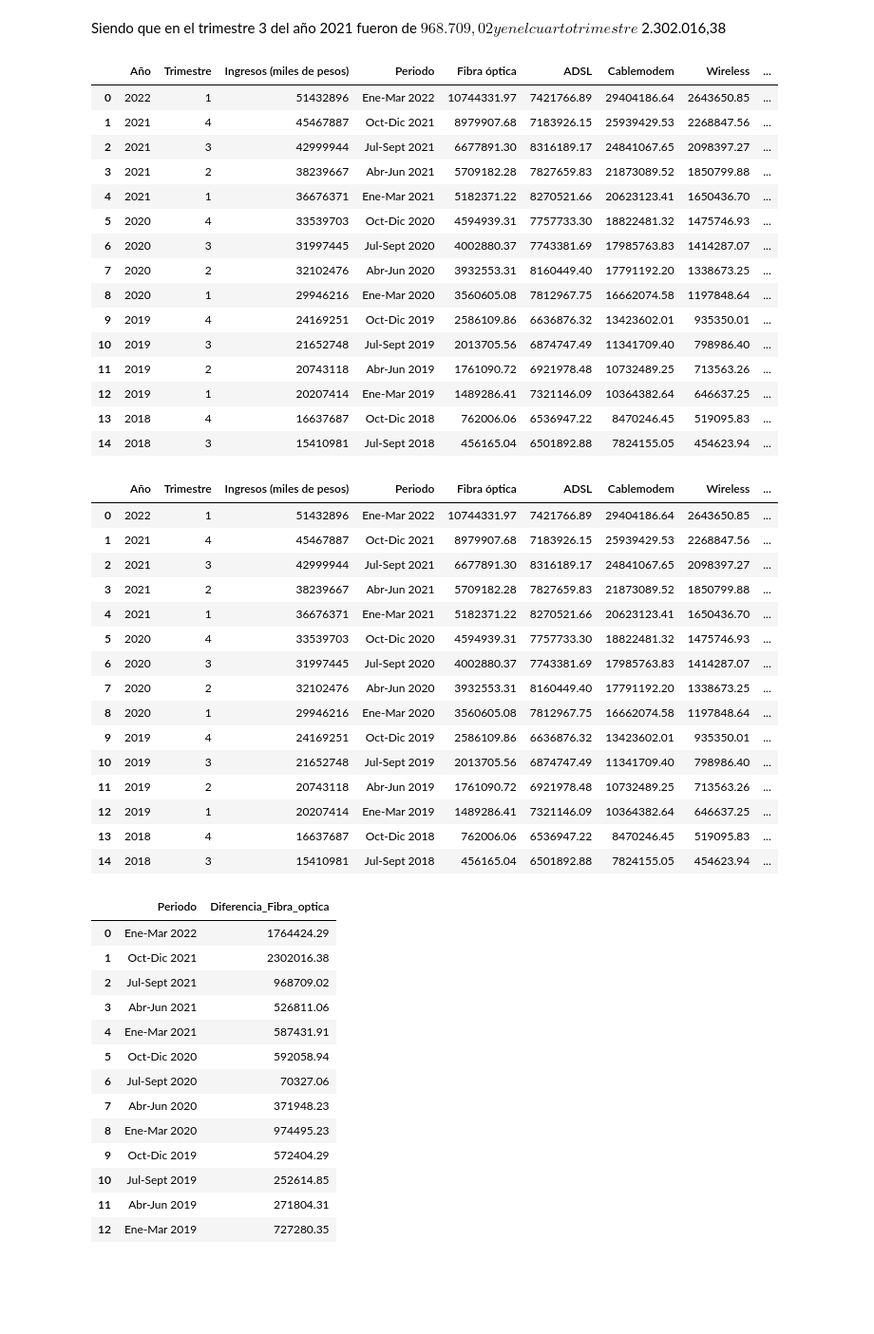
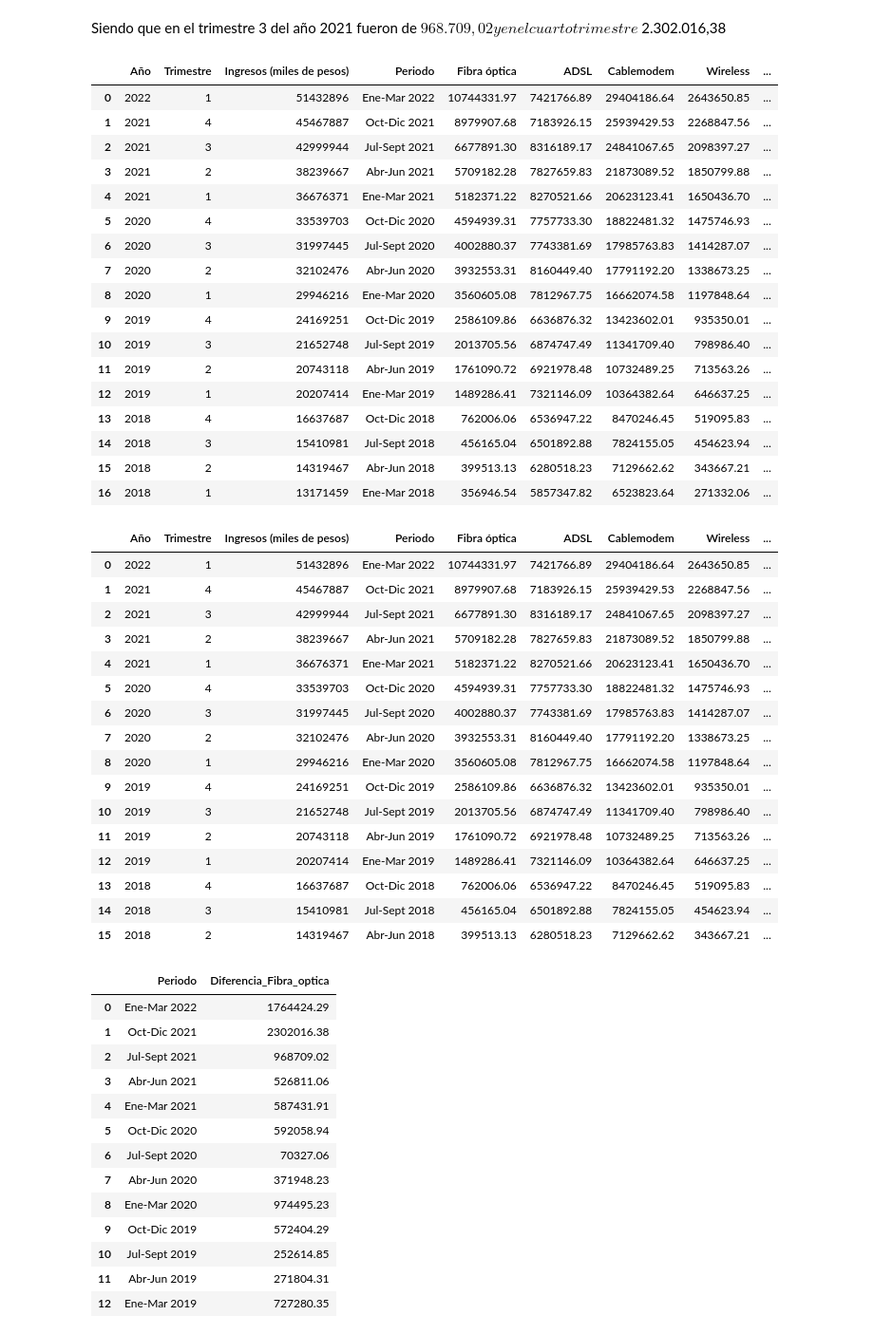
Before and after one commit to volpo/Telecomuniation_PI, a Jupyter notebook: EDA.ipynb, the cells around one changed output. Shown at 95% size. Cells and saved outputs as stored; diff of their text form; code cells hidden in the pictures; blank space fills up the shorter version.

```diff
--- a/EDA.ipynb
+++ b/EDA.ipynb
@@ -556,29 +585,6 @@ El promedio de ingresos trimestrales por Fibra óptica en los años 2018 a 2021
 Por lo tanto se espera que para los ultimos dos trimestres de 2022 lleguen a ese valor.
 # %% [markdown]
 Siendo que en el trimestre 3 del año 2021 fueron de $ 968.709,02 y en el cuarto trimestre $ 2.302.016,38
-# %%
-
-ingresos_trimestrales_2018_2022 = ingresos_trimestrales_2018_2022.drop(['Diferencia_Fibra_optica'], axis=1)
-# %%
-
-ingresos_trimestrales_2018_2022
-# %% [output]
-|  | Año | Trimestre | Ingresos (miles de pesos) | Periodo | Fibra óptica | ADSL | Cablemodem | Wireless | ... |
-| 0 | 2022 | 1 | 51432896 | Ene-Mar 2022 | 10744331.97 | 7421766.89 | 29404186.64 | 2643650.85 | ... |
-| 1 | 2021 | 4 | 45467887 | Oct-Dic 2021 | 8979907.68 | 7183926.15 | 25939429.53 | 2268847.56 | ... |
-| 2 | 2021 | 3 | 42999944 | Jul-Sept 2021 | 6677891.30 | 8316189.17 | 24841067.65 | 2098397.27 | ... |
-| 3 | 2021 | 2 | 38239667 | Abr-Jun 2021 | 5709182.28 | 7827659.83 | 21873089.52 | 1850799.88 | ... |
-| 4 | 2021 | 1 | 36676371 | Ene-Mar 2021 | 5182371.22 | 8270521.66 | 20623123.41 | 1650436.70 | ... |
-| 5 | 2020 | 4 | 33539703 | Oct-Dic 2020 | 4594939.31 | 7757733.30 | 18822481.32 | 1475746.93 | ... |
-| 6 | 2020 | 3 | 31997445 | Jul-Sept 2020 | 4002880.37 | 7743381.69 | 17985763.83 | 1414287.07 | ... |
-| 7 | 2020 | 2 | 32102476 | Abr-Jun 2020 | 3932553.31 | 8160449.40 | 17791192.20 | 1338673.25 | ... |
-| 8 | 2020 | 1 | 29946216 | Ene-Mar 2020 | 3560605.08 | 7812967.75 | 16662074.58 | 1197848.64 | ... |
-| 9 | 2019 | 4 | 24169251 | Oct-Dic 2019 | 2586109.86 | 6636876.32 | 13423602.01 | 935350.01 | ... |
-| 10 | 2019 | 3 | 21652748 | Jul-Sept 2019 | 2013705.56 | 6874747.49 | 11341709.40 | 798986.40 | ... |
-| 11 | 2019 | 2 | 20743118 | Abr-Jun 2019 | 1761090.72 | 6921978.48 | 10732489.25 | 713563.26 | ... |
-| 12 | 2019 | 1 | 20207414 | Ene-Mar 2019 | 1489286.41 | 7321146.09 | 10364382.64 | 646637.25 | ... |
-| 13 | 2018 | 4 | 16637687 | Oct-Dic 2018 | 762006.06 | 6536947.22 | 8470246.45 | 519095.83 | ... |
-| 14 | 2018 | 3 | 15410981 | Jul-Sept 2018 | 456165.04 | 6501892.88 | 7824155.05 | 454623.94 | ... |
 # %%
 '''# Ordenar el DataFrame por el trimestre en orden ascendente
 ingresos_trimestrales_2018_2022 = ingresos_trimestrales_2018_2022.sort_values('Trimestre_Ordenado')'''
@@ -586,9 +592,7 @@ ingresos_trimestrales_2018_2022 = ingresos_trimestrales_2018_2022.sort_values('T
 # Calcular la diferencia entre filas en la columna "Fibra óptica"
 ingresos_trimestrales_2018_2022['Diferencia_Fibra_optica'] = ingresos_trimestrales_2018_2022['Fibra óptica'].diff(periods=-1)
 
-
 # Mostrar el DataFrame resultante
-ingresos_trimestrales_2018_2022.drop(index=15, inplace=True)
 ingresos_trimestrales_2018_2022
 # %% [output]
 |  | Año | Trimestre | Ingresos (miles de pesos) | Periodo | Fibra óptica | ADSL | Cablemodem | Wireless | ... |
@@ -607,6 +611,29 @@ ingresos_trimestrales_2018_2022
 | 12 | 2019 | 1 | 20207414 | Ene-Mar 2019 | 1489286.41 | 7321146.09 | 10364382.64 | 646637.25 | ... |
 | 13 | 2018 | 4 | 16637687 | Oct-Dic 2018 | 762006.06 | 6536947.22 | 8470246.45 | 519095.83 | ... |
 | 14 | 2018 | 3 | 15410981 | Jul-Sept 2018 | 456165.04 | 6501892.88 | 7824155.05 | 454623.94 | ... |
+| 15 | 2018 | 2 | 14319467 | Abr-Jun 2018 | 399513.13 | 6280518.23 | 7129662.62 | 343667.21 | ... |
+| 16 | 2018 | 1 | 13171459 | Ene-Mar 2018 | 356946.54 | 5857347.82 | 6523823.64 | 271332.06 | ... |
+# %%
+ingresos_trimestrales_2018_2022.drop(index=16, inplace=True)
+ingresos_trimestrales_2018_2022
+# %% [output]
+|  | Año | Trimestre | Ingresos (miles de pesos) | Periodo | Fibra óptica | ADSL | Cablemodem | Wireless | ... |
+| 0 | 2022 | 1 | 51432896 | Ene-Mar 2022 | 10744331.97 | 7421766.89 | 29404186.64 | 2643650.85 | ... |
+| 1 | 2021 | 4 | 45467887 | Oct-Dic 2021 | 8979907.68 | 7183926.15 | 25939429.53 | 2268847.56 | ... |
+| 2 | 2021 | 3 | 42999944 | Jul-Sept 2021 | 6677891.30 | 8316189.17 | 24841067.65 | 2098397.27 | ... |
+| 3 | 2021 | 2 | 38239667 | Abr-Jun 2021 | 5709182.28 | 7827659.83 | 21873089.52 | 1850799.88 | ... |
+| 4 | 2021 | 1 | 36676371 | Ene-Mar 2021 | 5182371.22 | 8270521.66 | 20623123.41 | 1650436.70 | ... |
+| 5 | 2020 | 4 | 33539703 | Oct-Dic 2020 | 4594939.31 | 7757733.30 | 18822481.32 | 1475746.93 | ... |
+| 6 | 2020 | 3 | 31997445 | Jul-Sept 2020 | 4002880.37 | 7743381.69 | 17985763.83 | 1414287.07 | ... |
+| 7 | 2020 | 2 | 32102476 | Abr-Jun 2020 | 3932553.31 | 8160449.40 | 17791192.20 | 1338673.25 | ... |
+| 8 | 2020 | 1 | 29946216 | Ene-Mar 2020 | 3560605.08 | 7812967.75 | 16662074.58 | 1197848.64 | ... |
+| 9 | 2019 | 4 | 24169251 | Oct-Dic 2019 | 2586109.86 | 6636876.32 | 13423602.01 | 935350.01 | ... |
+| 10 | 2019 | 3 | 21652748 | Jul-Sept 2019 | 2013705.56 | 6874747.49 | 11341709.40 | 798986.40 | ... |
+| 11 | 2019 | 2 | 20743118 | Abr-Jun 2019 | 1761090.72 | 6921978.48 | 10732489.25 | 713563.26 | ... |
+| 12 | 2019 | 1 | 20207414 | Ene-Mar 2019 | 1489286.41 | 7321146.09 | 10364382.64 | 646637.25 | ... |
+| 13 | 2018 | 4 | 16637687 | Oct-Dic 2018 | 762006.06 | 6536947.22 | 8470246.45 | 519095.83 | ... |
+| 14 | 2018 | 3 | 15410981 | Jul-Sept 2018 | 456165.04 | 6501892.88 | 7824155.05 | 454623.94 | ... |
+| 15 | 2018 | 2 | 14319467 | Abr-Jun 2018 | 399513.13 | 6280518.23 | 7129662.62 | 343667.21 | ... |
 # %%
 ingresos_FO_Tri = ingresos_trimestrales_2018_2022.iloc[:, [3,9]]
 ingresos_FO_Tri.sort_values(by=['Periodo'])
```
Also changed, not shown: parts of 14 cells of this notebook, 1 other file.
